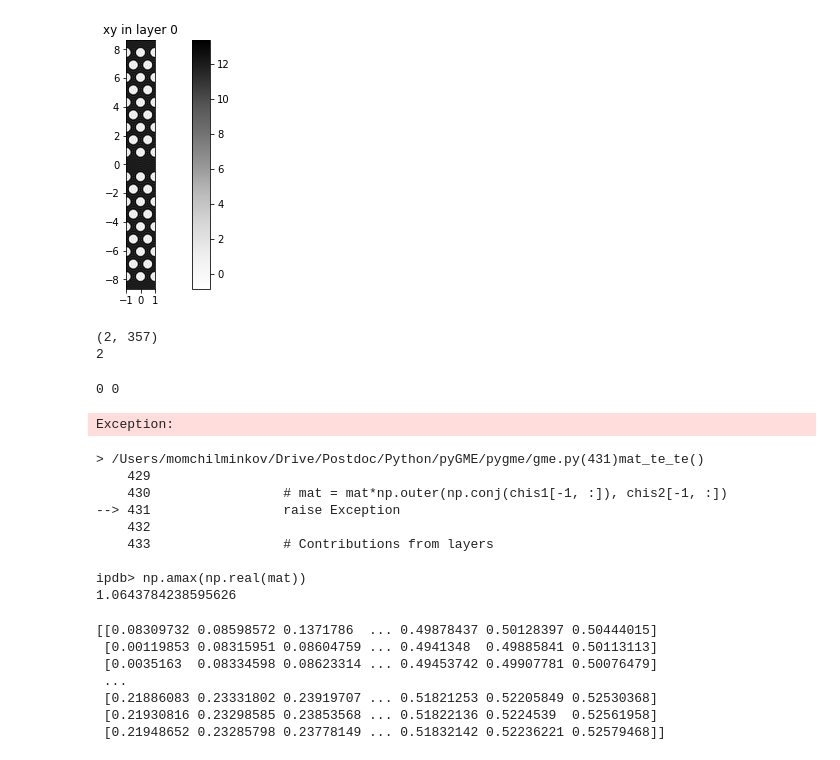
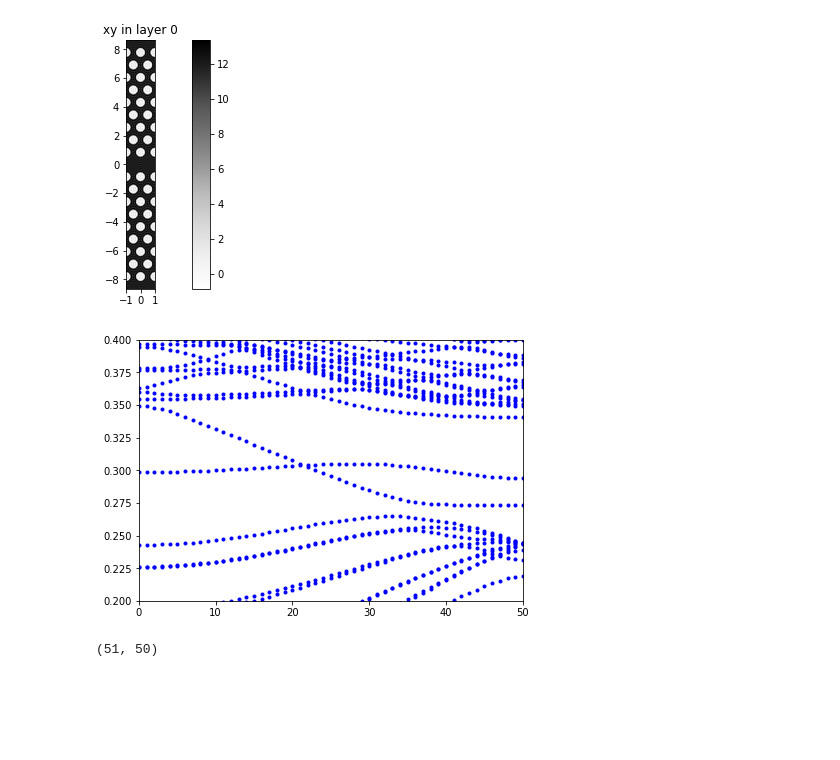
Before and after one commit to fancompute/legume, a Jupyter notebook: Notebooks/PhC_waveguide.ipynb, the cells around one changed output. Cells and saved outputs as stored; diff of their text form; code cells hidden in the pictures; blank space fills up the shorter version.

```diff
--- a/Notebooks/PhC_waveguide.ipynb
+++ b/Notebooks/PhC_waveguide.ipynb
@@ -42,35 +42,20 @@ gme = GuidedModeExp(phc, gmax=3)
 gme.plot_overview_ft(Ny=500)
 # %% [output]
 [figure]
-# %%
-print(gme.gvec.shape)
-print(np.int_(2.9))
-# %% [output]
-(2, 357)
-2
 # %%
-path = phc.lattice.bz_path(['G', np.array([np.pi, 0])], [100])
+path = phc.lattice.bz_path(['G', np.array([np.pi, 0])], [50])
 # %%
 gme.run(kpoints=path.kpoints, gmode_inds=[0], N_g_array = 500, verbose=False)
-# %% [output]
-0 0
-Exception:
-> /Users/momchilminkov/Drive/Postdoc/Python/pyGME/pygme/gme.py(431)mat_te_te()
-    429
-    430                 # mat = mat*np.outer(np.conj(chis1[-1, :]), chis2[-1, :])
---> 431                 raise Exception
-    432
-    433                 # Contributions from layers
-
-ipdb> np.amax(np.real(mat))
-1.0643784238595626
+# %%
+# And plot the results!
+fig, ax = plt.subplots(1, constrained_layout=True)
+plt.plot(gme.freqs, '.b')
+ax.set_ylim([0.2, 0.4])
+ax.set_xlim([0, gme.freqs.shape[0]-1])
+plt.show()
+# %% [output]
+[figure, added]
 # %%
-print(gme.freqs)
+print(gme.freqs.shape)
 # %% [output]
-[[0.08309732 0.08598572 0.1371786  ... 0.49878437 0.50128397 0.50444015]
- [0.00119853 0.08315951 0.08604759 ... 0.4941348  0.49885841 0.50113113]
- [0.0035163  0.08334598 0.08623314 ... 0.49453742 0.49907781 0.50076479]
- ...
- [0.21886083 0.23331802 0.23919707 ... 0.51821253 0.52205849 0.52530368]
- [0.21930816 0.23298585 0.23853568 ... 0.51822136 0.5224539  0.52561958]
- [0.21948652 0.23285798 0.23778149 ... 0.51832142 0.52236221 0.52579468]]
+(51, 50)
```
Also changed, not shown: parts of 13 cells of this notebook, 4 other files.
